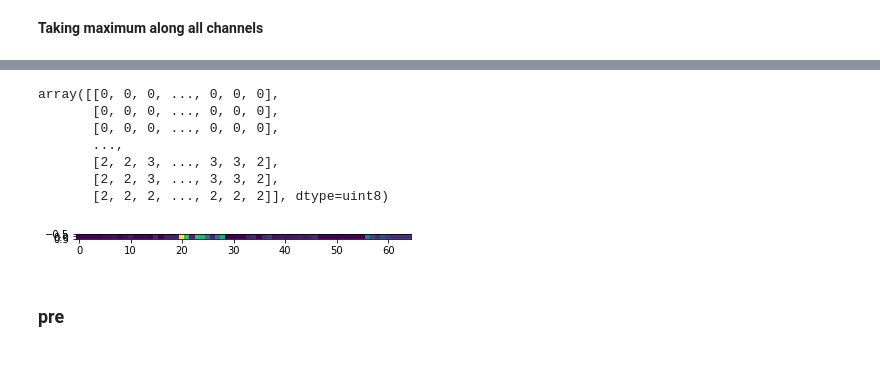
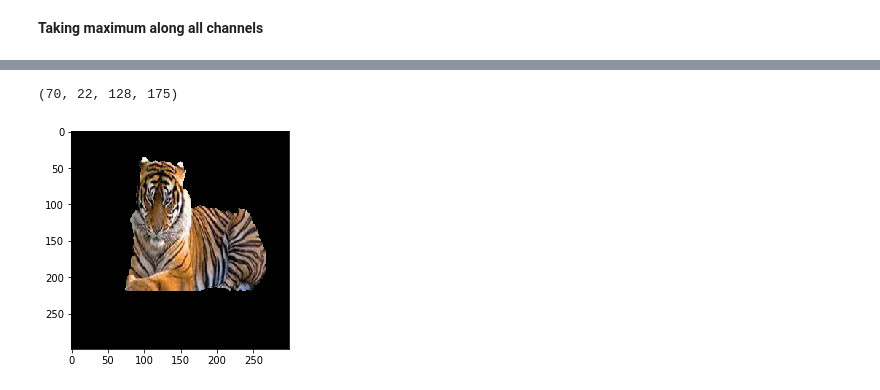
Before and after one commit to dsinghnegi/img_segmentation_from_classifier, a Jupyter notebook: image_segmentation.ipynb, the cells around one changed output, grey strips where cells are left out. Drawn from its saved outputs; the diff is of its cells as text; code cells hidden in the pictures; blank space fills up the shorter version.

```diff
--- a/image_segmentation.ipynb
+++ b/image_segmentation.ipynb
@@ -127,4 +127,4 @@ smap=np.abs(smap)
 # %% [markdown]
 **Taking maximum along all channels**
 # %%
-mask=np.amax(smap,axis=0)
+sal=np.amax(smap,axis=0)
@@ -138,3 +139,7 @@ mask=mask>threshold
+# %%
+background_th,object_th=np.quantile(sal,[.70,.80])
+# %%
+mask=sal>object_th
 # %%
 mask=np.array(mask*255,dtype=np.uint8)
 # %%
@@ -146,5 +154,6 @@ contours= cv2.findContours(mask, cv2.RETR_TREE, cv2.CHAIN_APPROX_SIMPLE)[1]
 # %%
-img=np.asarray(img)
+img=np.asarray(pil_img)
+img=cv2.cvtColor(img,cv2.COLOR_RGB2BGR)
 # %%
 cnt=max(contours,key=cv2.contourArea)
 x, y, w, h = cv2.boundingRect(cnt)
@@ -156,3 +160,7 @@ plt.show()
+# %%
+x, y, w, h
+# %% [output]
+(70, 22, 128, 175)
 # %%
 bgdModel = np.zeros((1,65),np.float64)
 fgdModel = np.zeros((1,65),np.float64)
@@ -161,17 +171,5 @@ image=cv2.grabCut(img,mask,rect,bgdModel,fgdModel,5,cv2.GC_INIT_WITH_RECT)
-# %%
-image[0]
-# %% [output]
-array([[0, 0, 0, ..., 0, 0, 0],
-       [0, 0, 0, ..., 0, 0, 0],
-       [0, 0, 0, ..., 0, 0, 0],
-       ...,
-       [2, 2, 3, ..., 3, 3, 2],
-       [2, 2, 3, ..., 3, 3, 2],
-       [2, 2, 2, ..., 2, 2, 2]], dtype=uint8)
 # %%
-plt.imshow(image[-1])
+plt.imshow(cv2.cvtColor(img,cv2.COLOR_BGR2RGB))
 plt.show()
 # %% [output]
-[figure, old version]
+[figure, new version]
-# %% [markdown]
-### pre
```
Also changed, not shown: parts of 45 cells of this notebook, 11 other files.
